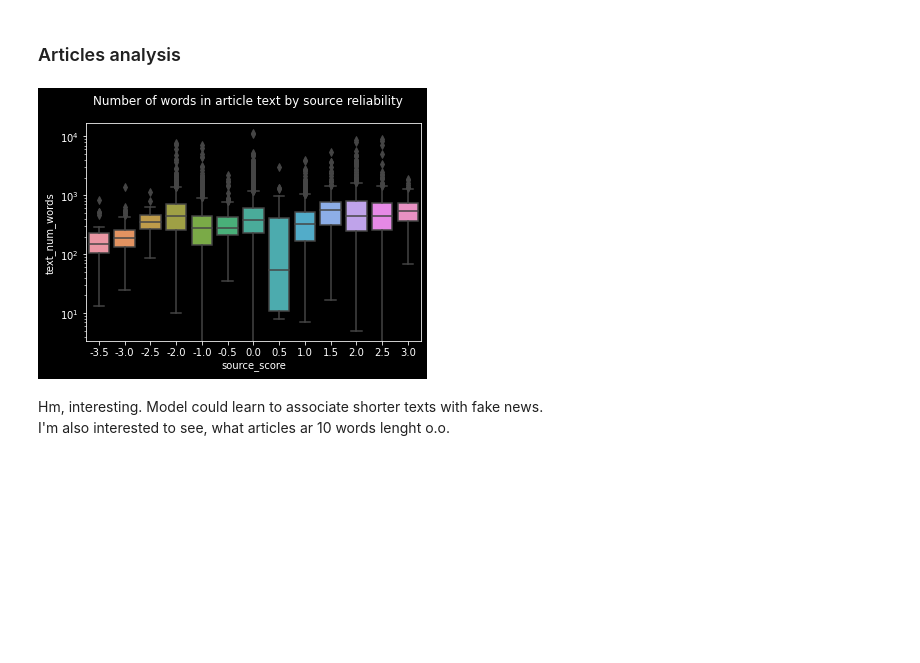
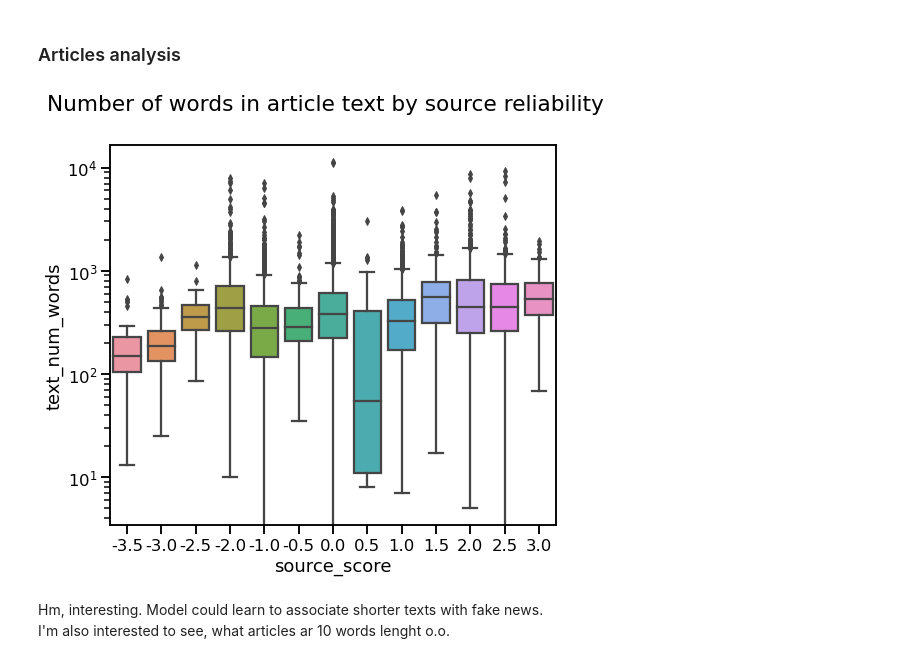
Before and after one commit to mutusfa/Fake-News-Analysis, a Jupyter notebook: notebooks/eda-nela-gt-2018.ipynb, the cells around one changed output. Cells and saved outputs as stored; diff of their text form; code cells hidden in the pictures; blank space fills up the shorter version.

```diff
--- a/notebooks/eda-nela-gt-2018.ipynb
+++ b/notebooks/eda-nela-gt-2018.ipynb
@@ -1,6 +1,7 @@
 # %%
 from pathlib import Path
 
+import matplotlib
 from matplotlib import pyplot as plt
 import numpy as np
 import pandas as pd
@@ -9,6 +10,9 @@ import seaborn as sns
 from sklearn.preprocessing import OneHotEncoder
 
 from jjuoda_dl4 import utils
+
+sns.set_context("talk")
+matplotlib.rcParams['figure.figsize'] = (6, 6)
 # %% [markdown]
 ### Data loads
 # %%
@@ -494,12 +498,14 @@ sample_df = utils._make_dataframe(sample_df)
 sample_df["text_num_words"] = sample_df.text.str.split().str.len()
 sample_df["title_num_words"] = sample_df.title.str.split().str.len()
 # %%
+plt.figure(figsize=(8, 7))
+
 plt.suptitle("Number of words in article text by source reliability")
 sns.boxplot(x=sample_df["source_score"], y=sample_df["text_num_words"])
 plt.semilogy()
 plt.savefig(BASE_FIGURES_NELA_GT_2018_PATH / "text_num_words_by_reliability.png")
 # %% [output]
-[figure, old version]
+[figure, new version]
 # %% [markdown]
 Hm, interesting. Model could learn to associate shorter texts with fake news.
 I'm also interested to see, what articles ar 10 words lenght o.o.
```
Also changed, not shown: parts of 11 cells of this notebook, 17 other files.
